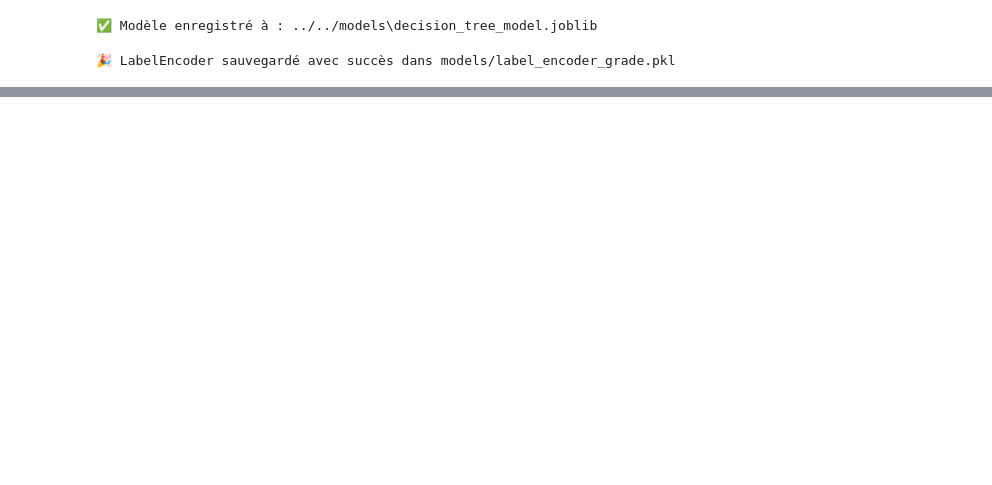
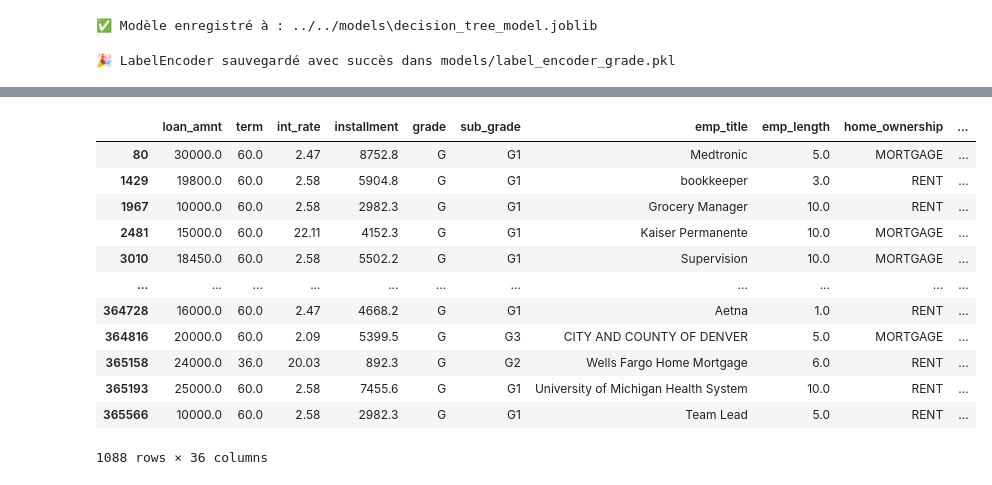
Before and after one commit to pierre-gh-perso/Projet-Credit-pour-tous, a Jupyter notebook: notebooks/discovery/6.modeling_decision_tree_grade.ipynb, the cells around one changed output, grey strips where cells are left out. Drawn from its saved outputs; the diff is of its cells as text; code cells hidden in the pictures; blank space fills up the shorter version.

```diff
--- a/notebooks/discovery/6.modeling_decision_tree_grade.ipynb
+++ b/notebooks/discovery/6.modeling_decision_tree_grade.ipynb
@@ -208,0 +495,20 @@ print("🎉 LabelEncoder sauvegardé avec succès dans models/label_encoder_grad
+# %%
+# Filtrer les lignes où le grade est "F" ou "G"
+df_fg = df[df['grade'].isin(['G'])]
+
+# Afficher un aperçu des données filtrées
+df_fg
+# %% [output]
+|  | loan_amnt | term | int_rate | installment | grade | sub_grade | emp_title | emp_length | home_ownership | ... |
+| 80 | 30000.0 | 60.0 | 2.47 | 8752.8 | G | G1 | Medtronic | 5.0 | MORTGAGE | ... |
+| 1429 | 19800.0 | 60.0 | 2.58 | 5904.8 | G | G1 | bookkeeper | 3.0 | RENT | ... |
+| 1967 | 10000.0 | 60.0 | 2.58 | 2982.3 | G | G1 | Grocery Manager | 10.0 | RENT | ... |
+| 2481 | 15000.0 | 60.0 | 22.11 | 4152.3 | G | G1 | Kaiser Permanente | 10.0 | MORTGAGE | ... |
+| 3010 | 18450.0 | 60.0 | 2.58 | 5502.2 | G | G1 | Supervision | 10.0 | MORTGAGE | ... |
+| ... | ... | ... | ... | ... | ... | ... | ... | ... | ... | ... |
+| 364728 | 16000.0 | 60.0 | 2.47 | 4668.2 | G | G1 | Aetna | 1.0 | RENT | ... |
+| 364816 | 20000.0 | 60.0 | 2.09 | 5399.5 | G | G3 | CITY AND COUNTY OF DENVER | 5.0 | MORTGAGE | ... |
+| 365158 | 24000.0 | 36.0 | 20.03 | 892.3 | G | G2 | Wells Fargo Home Mortgage | 6.0 | RENT | ... |
+| 365193 | 25000.0 | 60.0 | 2.58 | 7455.6 | G | G1 | University of Michigan Health System | 10.0 | RENT | ... |
+| 365566 | 10000.0 | 60.0 | 2.58 | 2982.3 | G | G1 | Team Lead | 5.0 | RENT | ... |
+1088 rows × 36 columns
```
Also changed, not shown: parts of 6 cells of this notebook, 10 other files.
